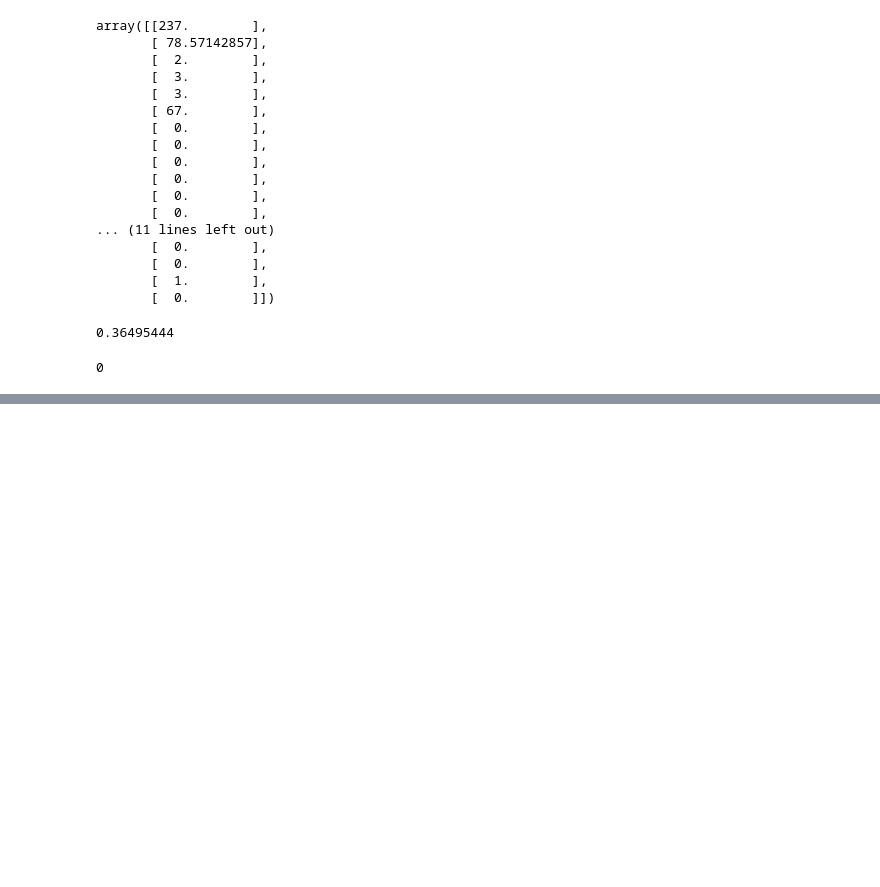
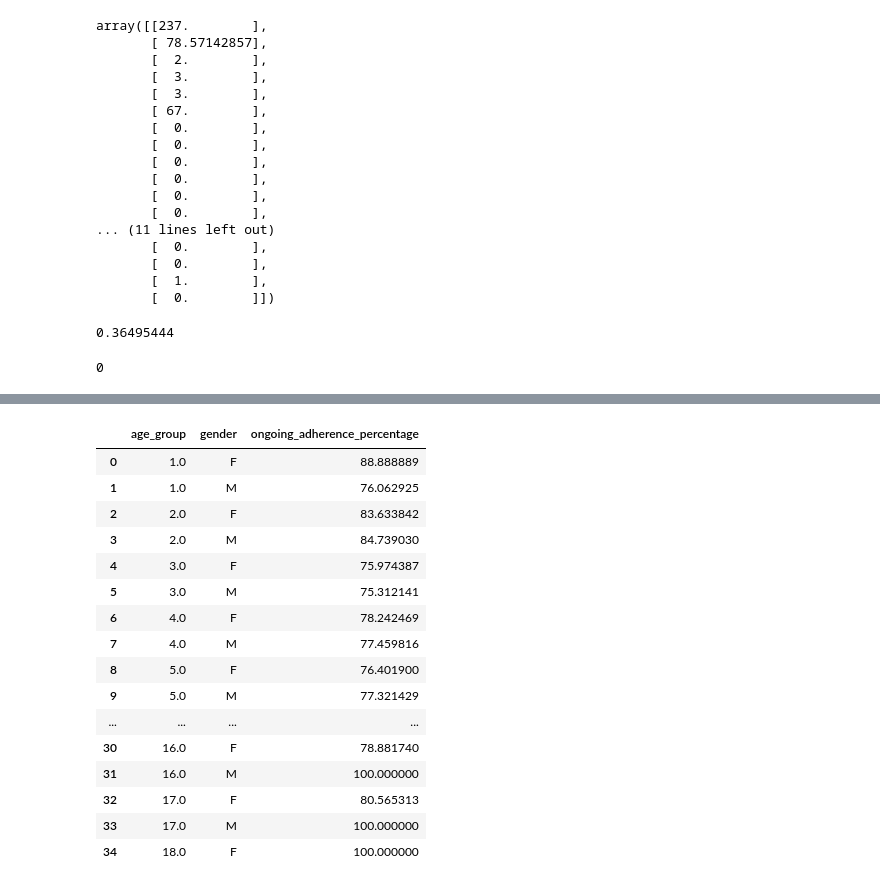
Before and after one commit to DS4A-T22/backend-aspire-omnivida, a Jupyter notebook: SQL-Sandbox.ipynb, the cells around one changed output, grey strips where cells are left out. Drawn from its saved outputs; the diff is of its cells as text; code cells hidden in the pictures; blank space fills up the shorter version.

```diff
--- a/SQL-Sandbox.ipynb
+++ b/SQL-Sandbox.ipynb
@@ -361,0 +398,2 @@ loaded_xgboost.predict(bi_fr_wb_adherence_modelable)[-1]
+# %%
+bi_adherence['age_group'] = bi_adherence['age_at_survey_date'].apply(lambda x: np.ceil(x/5.))
@@ -361,0 +405,21 @@ loaded_xgboost.predict(bi_fr_wb_adherence_modelable)[-1]
+# %%
+adher_gender_age = bi_adherence.groupby(['age_group', 'gender']).mean()[['ongoing_adherence_percentage']].reset_index()
+adher_gender_age
+# %% [output]
+|  | age_group | gender | ongoing_adherence_percentage |
+| 0 | 1.0 | F | 88.888889 |
+| 1 | 1.0 | M | 76.062925 |
+| 2 | 2.0 | F | 83.633842 |
+| 3 | 2.0 | M | 84.739030 |
+| 4 | 3.0 | F | 75.974387 |
+| 5 | 3.0 | M | 75.312141 |
+| 6 | 4.0 | F | 78.242469 |
+| 7 | 4.0 | M | 77.459816 |
+| 8 | 5.0 | F | 76.401900 |
+| 9 | 5.0 | M | 77.321429 |
+| ... | ... | ... | ... |
+| 30 | 16.0 | F | 78.881740 |
+| 31 | 16.0 | M | 100.000000 |
+| 32 | 17.0 | F | 80.565313 |
+| 33 | 17.0 | M | 100.000000 |
+| 34 | 18.0 | F | 100.000000 |
```
Also changed, not shown: parts of 11 cells of this notebook, 1 other file.
